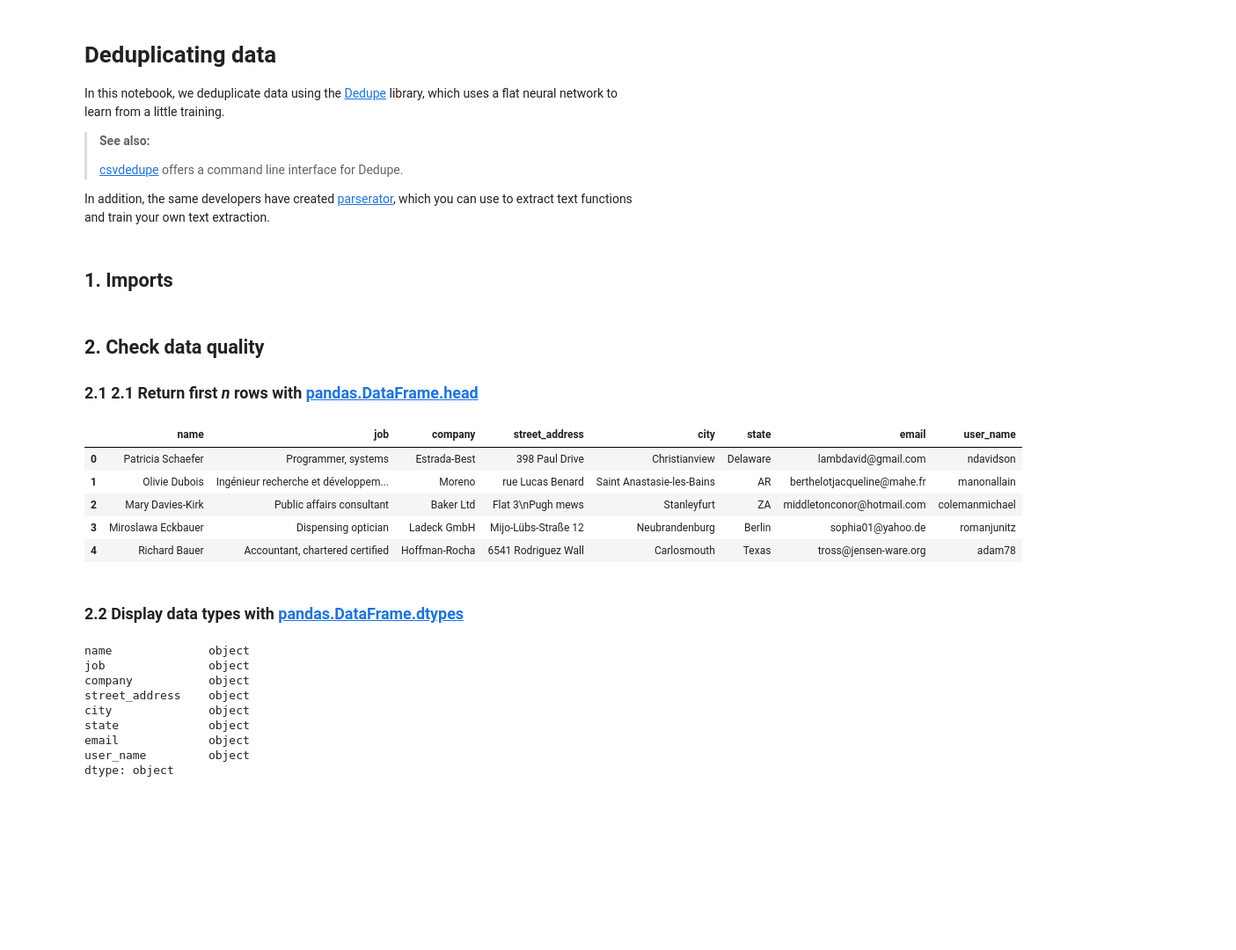
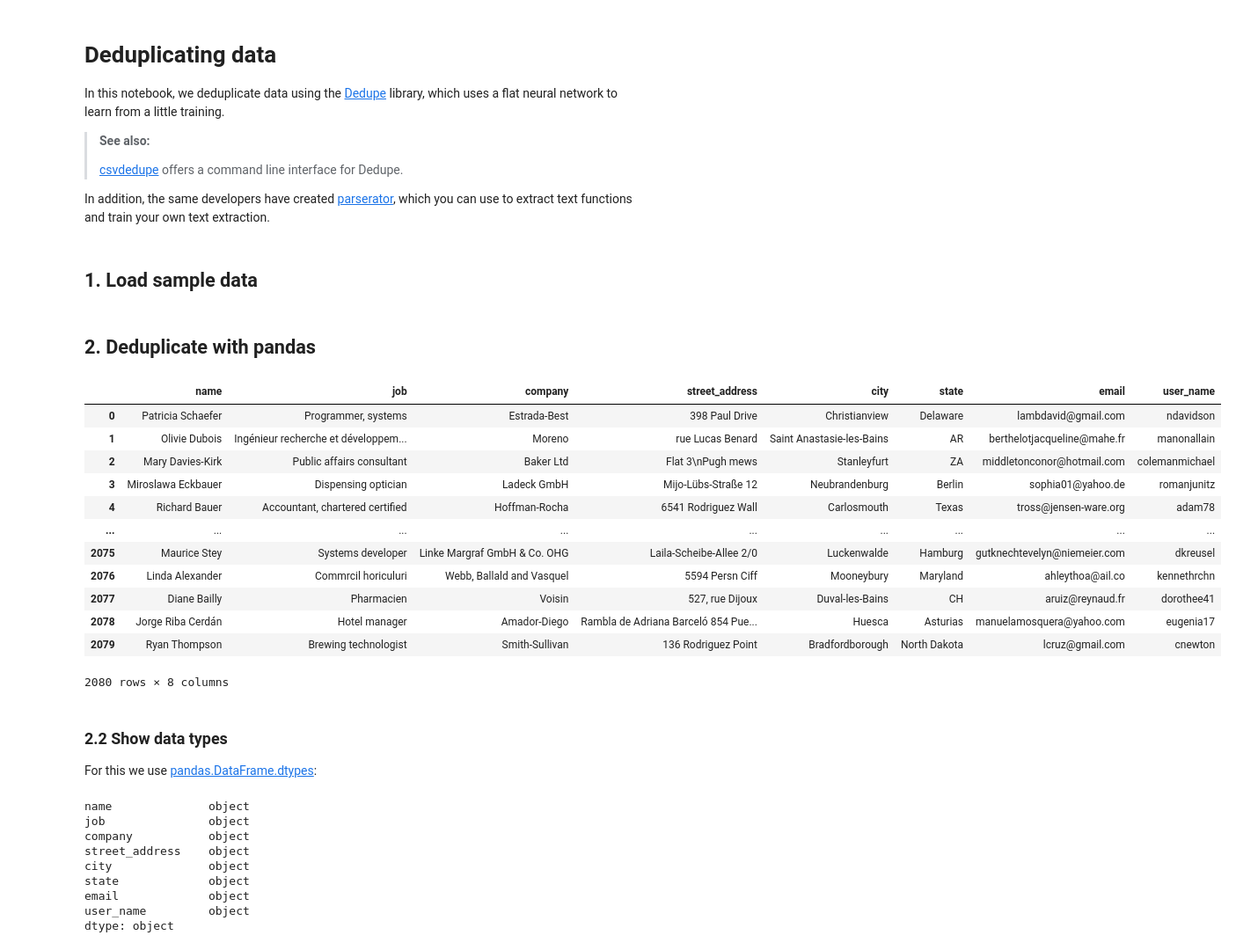
Before and after one commit to veit/jupyter-tutorial, a Jupyter notebook: docs/clean-prep/deduplicate.ipynb, the cells around one changed output. Shown at 88% size. Saved outputs shown, nothing was run; the diff lists cells and outputs as text; code cells hidden in the pictures; blank space fills up the shorter version.

```diff
--- a/docs/clean-prep/deduplicate.ipynb
+++ b/docs/clean-prep/deduplicate.ipynb
@@ -9,6 +9,6 @@ In this notebook, we deduplicate data using the [Dedupe](https://docs.dedupe.io/
 
 In addition, the same developers have created [parserator](https://github.com/datamade/parserator), which you can use to extract text functions and train your own text extraction.
 # %% [markdown]
-## 1. Imports
+## 1. Load sample data
 # %%
 import pandas as pd
@@ -17,21 +15,28 @@ import os
 # %%
 customers = pd.read_csv('https://raw.githubusercontent.com/kjam/data-cleaning-101/master/data/customer_data_duped.csv',
                         encoding='utf-8')
+# %% [markdown]
+## 2. Deduplicate with pandas
+# %%
+customers
+# %% [output]
+|  | name | job | company | street_address | city | state | email | user_name |
+| 0 | Patricia Schaefer | Programmer, systems | Estrada-Best | 398 Paul Drive | Christianview | Delaware | lambdavid@gmail.com | ndavidson |
+| 1 | Olivie Dubois | Ingénieur recherche et développem... | Moreno | rue Lucas Benard | Saint Anastasie-les-Bains | AR | berthelotjacqueline@mahe.fr | manonallain |
+| 2 | Mary Davies-Kirk | Public affairs consultant | Baker Ltd | Flat 3\nPugh mews | Stanleyfurt | ZA | middletonconor@hotmail.com | colemanmichael |
+| 3 | Miroslawa Eckbauer | Dispensing optician | Ladeck GmbH | Mijo-Lübs-Straße 12 | Neubrandenburg | Berlin | sophia01@yahoo.de | romanjunitz |
+| 4 | Richard Bauer | Accountant, chartered certified | Hoffman-Rocha | 6541 Rodriguez Wall | Carlosmouth | Texas | tross@jensen-ware.org | adam78 |
+| ... | ... | ... | ... | ... | ... | ... | ... | ... |
+| 2075 | Maurice Stey | Systems developer | Linke Margraf GmbH & Co. OHG | Laila-Scheibe-Allee 2/0 | Luckenwalde | Hamburg | gutknechtevelyn@niemeier.com | dkreusel |
+| 2076 | Linda Alexander | Commrcil horiculuri | Webb, Ballald and Vasquel | 5594 Persn Ciff | Mooneybury | Maryland | ahleythoa@ail.co | kennethrchn |
+| 2077 | Diane Bailly | Pharmacien | Voisin | 527, rue Dijoux | Duval-les-Bains | CH | aruiz@reynaud.fr | dorothee41 |
+| 2078 | Jorge Riba Cerdán | Hotel manager | Amador-Diego | Rambla de Adriana Barceló 854 Pue... | Huesca | Asturias | manuelamosquera@yahoo.com | eugenia17 |
+| 2079 | Ryan Thompson | Brewing technologist | Smith-Sullivan | 136 Rodriguez Point | Bradfordborough | North Dakota | lcruz@gmail.com | cnewton |
+2080 rows × 8 columns
 # %% [markdown]
-## 2. Check data quality
+### 2.2 Show data types
 
-### 2.1 2.1 Return first *n* rows with [pandas.DataFrame.head](https://pandas.pydata.org/docs/reference/api/pandas.DataFrame.head.html)
+For this we use [pandas.DataFrame.dtypes](https://pandas.pydata.org/docs/reference/api/pandas.DataFrame.dtypes.html):
-# %%
-customers.head()
-# %% [output]
-|  | name | job | company | street_address | city | state | email | user_name |
-| 0 | Patricia Schaefer | Programmer, systems | Estrada-Best | 398 Paul Drive | Christianview | Delaware | lambdavid@gmail.com | ndavidson |
-| 1 | Olivie Dubois | Ingénieur recherche et développem... | Moreno | rue Lucas Benard | Saint Anastasie-les-Bains | AR | berthelotjacqueline@mahe.fr | manonallain |
-| 2 | Mary Davies-Kirk | Public affairs consultant | Baker Ltd | Flat 3\nPugh mews | Stanleyfurt | ZA | middletonconor@hotmail.com | colemanmichael |
-| 3 | Miroslawa Eckbauer | Dispensing optician | Ladeck GmbH | Mijo-Lübs-Straße 12 | Neubrandenburg | Berlin | sophia01@yahoo.de | romanjunitz |
-| 4 | Richard Bauer | Accountant, chartered certified | Hoffman-Rocha | 6541 Rodriguez Wall | Carlosmouth | Texas | tross@jensen-ware.org | adam78 |
-# %% [markdown]
-### 2.2 Display data types with [pandas.DataFrame.dtypes](https://pandas.pydata.org/docs/reference/api/pandas.DataFrame.dtypes.html)
 # %%
 customers.dtypes
 # %% [output]
```
Also changed, not shown: parts of 21 cells of this notebook.
